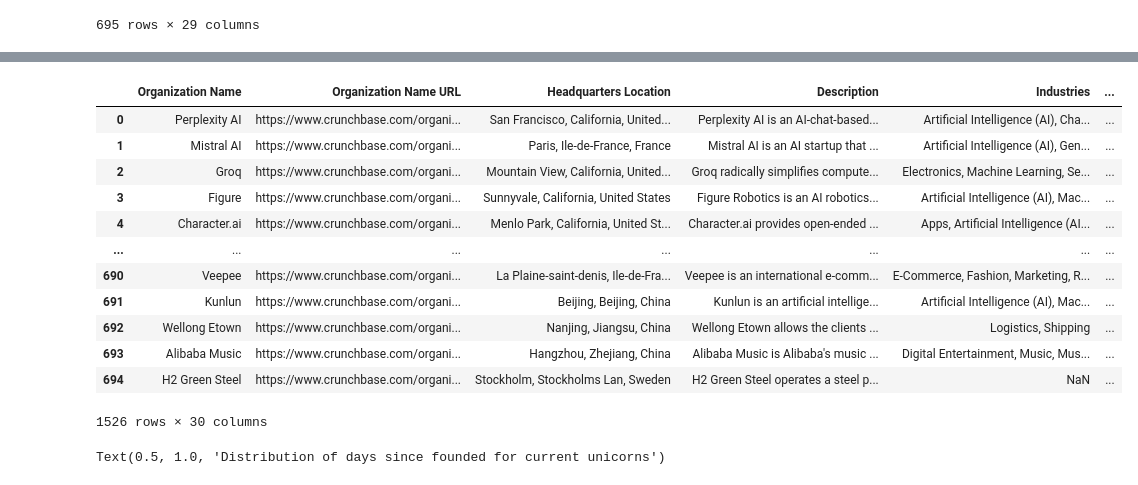
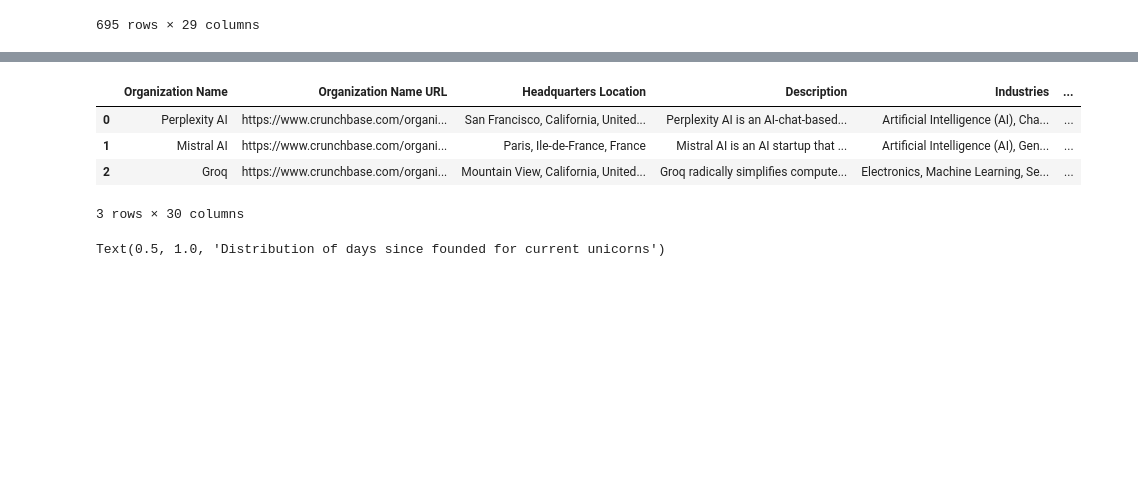
Before and after one commit to vktennis/STAT-165-Project, a Jupyter notebook: final project.ipynb, the cells around one changed output, grey strips where cells are left out. Saved outputs shown, nothing was run; the diff lists cells and outputs as text; code cells hidden in the pictures; blank space fills up the shorter version.

```diff
--- a/final project.ipynb
+++ b/final project.ipynb
@@ -352,23 +314,15 @@ df_l20k
 # %%
 # Let's merge the ranks < 20k and ranks > 20k together
 current_unicorns = pd.concat([df_l20k, df_g20k], axis=0)
 current_unicorns['Founded PD Date'] = pd.to_datetime(current_unicorns['Founded Date'], format='%Y-%m-%d')
 current_unicorns = current_unicorns[current_unicorns['Founded PD Date'] < pd.to_datetime("2024-01-01", format="%Y-%m-%d")]
-current_unicorns
+current_unicorns.head(3)
 # %% [output]
 |  | Organization Name | Organization Name URL | Headquarters Location | Description | Industries | ... |
 | 0 | Perplexity AI | https://www.crunchbase.com/organi... | San Francisco, California, United... | Perplexity AI is an AI-chat-based... | Artificial Intelligence (AI), Cha... | ... |
 | 1 | Mistral AI | https://www.crunchbase.com/organi... | Paris, Ile-de-France, France | Mistral AI is an AI startup that ... | Artificial Intelligence (AI), Gen... | ... |
 | 2 | Groq | https://www.crunchbase.com/organi... | Mountain View, California, United... | Groq radically simplifies compute... | Electronics, Machine Learning, Se... | ... |
-| 3 | Figure | https://www.crunchbase.com/organi... | Sunnyvale, California, United States | Figure Robotics is an AI robotics... | Artificial Intelligence (AI), Mac... | ... |
-| 4 | Character.ai | https://www.crunchbase.com/organi... | Menlo Park, California, United St... | Character.ai provides open-ended ... | Apps, Artificial Intelligence (AI... | ... |
-| ... | ... | ... | ... | ... | ... | ... |
-| 690 | Veepee | https://www.crunchbase.com/organi... | La Plaine-saint-denis, Ile-de-Fra... | Veepee is an international e-comm... | E-Commerce, Fashion, Marketing, R... | ... |
-| 691 | Kunlun | https://www.crunchbase.com/organi... | Beijing, Beijing, China | Kunlun is an artificial intellige... | Artificial Intelligence (AI), Mac... | ... |
-| 692 | Wellong Etown | https://www.crunchbase.com/organi... | Nanjing, Jiangsu, China | Wellong Etown allows the clients ... | Logistics, Shipping | ... |
-| 693 | Alibaba Music | https://www.crunchbase.com/organi... | Hangzhou, Zhejiang, China | Alibaba Music is Alibaba's music ... | Digital Entertainment, Music, Mus... | ... |
-| 694 | H2 Green Steel | https://www.crunchbase.com/organi... | Stockholm, Stockholms Lan, Sweden | H2 Green Steel operates a steel p... | NaN | ... |
-1526 rows × 30 columns
+3 rows × 30 columns
 # %%
 # This could potentially relate to the thing I was talking about earlier about using how long a unicorn has existed to determine whether it will exit or not.
 current_unicorns['Days Since Founded'] = (pd.to_datetime("2024-05-05", format='%Y-%m-%d') - current_unicorns['Founded PD Date']).dt.days
```
Also changed, not shown: parts of 20 cells of this notebook.
